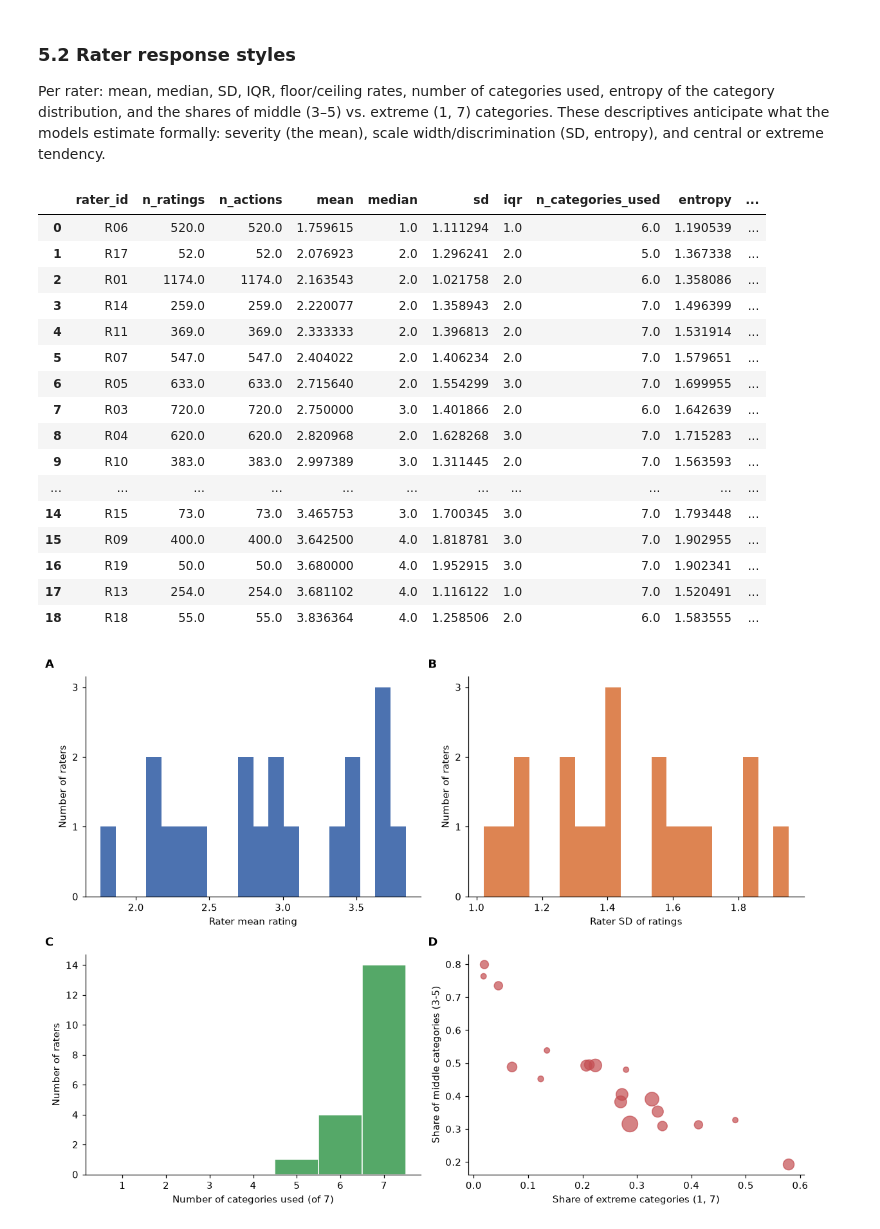
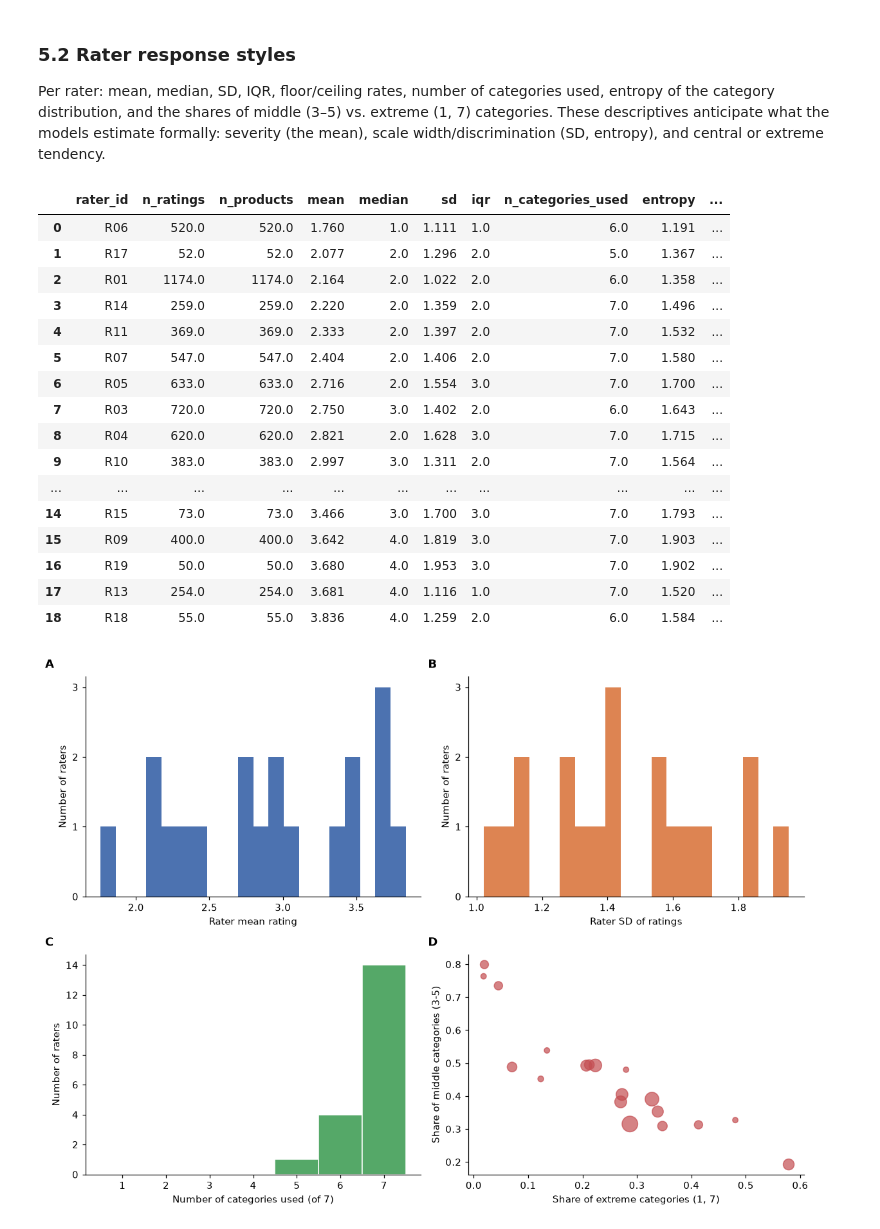
Before and after one commit to maxk92/creativity-paper-cat-methodology, a Jupyter notebook: data-analysis/creativity-ratings-psychometrics/notebooks/01_data_overview.ipynb, the cells around one changed output. Cells and saved outputs as stored; diff of their text form; code cells hidden in the pictures.

```diff
--- a/data-analysis/creativity-ratings-psychometrics/notebooks/01_data_overview.ipynb
+++ b/data-analysis/creativity-ratings-psychometrics/notebooks/01_data_overview.ipynb
@@ -328,48 +335,48 @@ entropy), and central or extreme tendency.
 # %%
 def rater_summary(g):
     vals = g["rating_numeric"]
     n_cat = vals.nunique()
     p_extreme = vals.isin([1, 7]).mean()
     p_central = vals.isin([3, 4, 5]).mean()
     probs = vals.value_counts(normalize=True)
     entropy = -(probs * np.log(probs.clip(lower=1e-12))).sum()
     return pd.Series({
         "n_ratings": len(vals),
-        "n_actions": g["action_id"].nunique(),
+        "n_products": g["action_id"].nunique(),
         "mean": vals.mean(),
         "median": vals.median(),
         "sd": vals.std(),
         "iqr": vals.quantile(0.75) - vals.quantile(0.25),
         "n_categories_used": n_cat,
         "entropy": entropy,
         "floor_rate": (vals == 1).mean(),
         "ceiling_rate": (vals == 7).mean(),
         "extreme_category_rate": p_extreme,
         "central_category_rate": p_central,
     })
 
 rater_desc = df.groupby("rater_id").apply(rater_summary, include_groups=False).reset_index()
 rater_desc = rater_desc.sort_values("mean").reset_index(drop=True)
 save_table(rater_desc, "rater_descriptive_statistics")
-rater_desc
+rater_desc.round(3)
 # %% [output]
-|  | rater_id | n_ratings | n_actions | mean | median | sd | iqr | n_categories_used | entropy | ... |
-| 0 | R06 | 520.0 | 520.0 | 1.759615 | 1.0 | 1.111294 | 1.0 | 6.0 | 1.190539 | ... |
-| 1 | R17 | 52.0 | 52.0 | 2.076923 | 2.0 | 1.296241 | 2.0 | 5.0 | 1.367338 | ... |
-| 2 | R01 | 1174.0 | 1174.0 | 2.163543 | 2.0 | 1.021758 | 2.0 | 6.0 | 1.358086 | ... |
-| 3 | R14 | 259.0 | 259.0 | 2.220077 | 2.0 | 1.358943 | 2.0 | 7.0 | 1.496399 | ... |
-| 4 | R11 | 369.0 | 369.0 | 2.333333 | 2.0 | 1.396813 | 2.0 | 7.0 | 1.531914 | ... |
-| 5 | R07 | 547.0 | 547.0 | 2.404022 | 2.0 | 1.406234 | 2.0 | 7.0 | 1.579651 | ... |
-| 6 | R05 | 633.0 | 633.0 | 2.715640 | 2.0 | 1.554299 | 3.0 | 7.0 | 1.699955 | ... |
-| 7 | R03 | 720.0 | 720.0 | 2.750000 | 3.0 | 1.401866 | 2.0 | 6.0 | 1.642639 | ... |
-| 8 | R04 | 620.0 | 620.0 | 2.820968 | 2.0 | 1.628268 | 3.0 | 7.0 | 1.715283 | ... |
-| 9 | R10 | 383.0 | 383.0 | 2.997389 | 3.0 | 1.311445 | 2.0 | 7.0 | 1.563593 | ... |
+|  | rater_id | n_ratings | n_products | mean | median | sd | iqr | n_categories_used | entropy | ... |
+| 0 | R06 | 520.0 | 520.0 | 1.760 | 1.0 | 1.111 | 1.0 | 6.0 | 1.191 | ... |
+| 1 | R17 | 52.0 | 52.0 | 2.077 | 2.0 | 1.296 | 2.0 | 5.0 | 1.367 | ... |
+| 2 | R01 | 1174.0 | 1174.0 | 2.164 | 2.0 | 1.022 | 2.0 | 6.0 | 1.358 | ... |
+| 3 | R14 | 259.0 | 259.0 | 2.220 | 2.0 | 1.359 | 2.0 | 7.0 | 1.496 | ... |
+| 4 | R11 | 369.0 | 369.0 | 2.333 | 2.0 | 1.397 | 2.0 | 7.0 | 1.532 | ... |
+| 5 | R07 | 547.0 | 547.0 | 2.404 | 2.0 | 1.406 | 2.0 | 7.0 | 1.580 | ... |
+| 6 | R05 | 633.0 | 633.0 | 2.716 | 2.0 | 1.554 | 3.0 | 7.0 | 1.700 | ... |
+| 7 | R03 | 720.0 | 720.0 | 2.750 | 3.0 | 1.402 | 2.0 | 6.0 | 1.643 | ... |
+| 8 | R04 | 620.0 | 620.0 | 2.821 | 2.0 | 1.628 | 3.0 | 7.0 | 1.715 | ... |
+| 9 | R10 | 383.0 | 383.0 | 2.997 | 3.0 | 1.311 | 2.0 | 7.0 | 1.564 | ... |
 | ... | ... | ... | ... | ... | ... | ... | ... | ... | ... | ... |
-| 14 | R15 | 73.0 | 73.0 | 3.465753 | 3.0 | 1.700345 | 3.0 | 7.0 | 1.793448 | ... |
-| 15 | R09 | 400.0 | 400.0 | 3.642500 | 4.0 | 1.818781 | 3.0 | 7.0 | 1.902955 | ... |
-| 16 | R19 | 50.0 | 50.0 | 3.680000 | 4.0 | 1.952915 | 3.0 | 7.0 | 1.902341 | ... |
-| 17 | R13 | 254.0 | 254.0 | 3.681102 | 4.0 | 1.116122 | 1.0 | 7.0 | 1.520491 | ... |
-| 18 | R18 | 55.0 | 55.0 | 3.836364 | 4.0 | 1.258506 | 2.0 | 6.0 | 1.583555 | ... |
+| 14 | R15 | 73.0 | 73.0 | 3.466 | 3.0 | 1.700 | 3.0 | 7.0 | 1.793 | ... |
+| 15 | R09 | 400.0 | 400.0 | 3.642 | 4.0 | 1.819 | 3.0 | 7.0 | 1.903 | ... |
+| 16 | R19 | 50.0 | 50.0 | 3.680 | 4.0 | 1.953 | 3.0 | 7.0 | 1.902 | ... |
+| 17 | R13 | 254.0 | 254.0 | 3.681 | 4.0 | 1.116 | 1.0 | 7.0 | 1.520 | ... |
+| 18 | R18 | 55.0 | 55.0 | 3.836 | 4.0 | 1.259 | 2.0 | 6.0 | 1.584 | ... |
 # %%
 fig, axes = plt.subplots(2, 2, figsize=(11, 8))
 axes[0, 0].hist(rater_desc["mean"], bins=20, color="#4C72B0")
```
Also changed, not shown: parts of 15 cells of this notebook, 28 other files.
